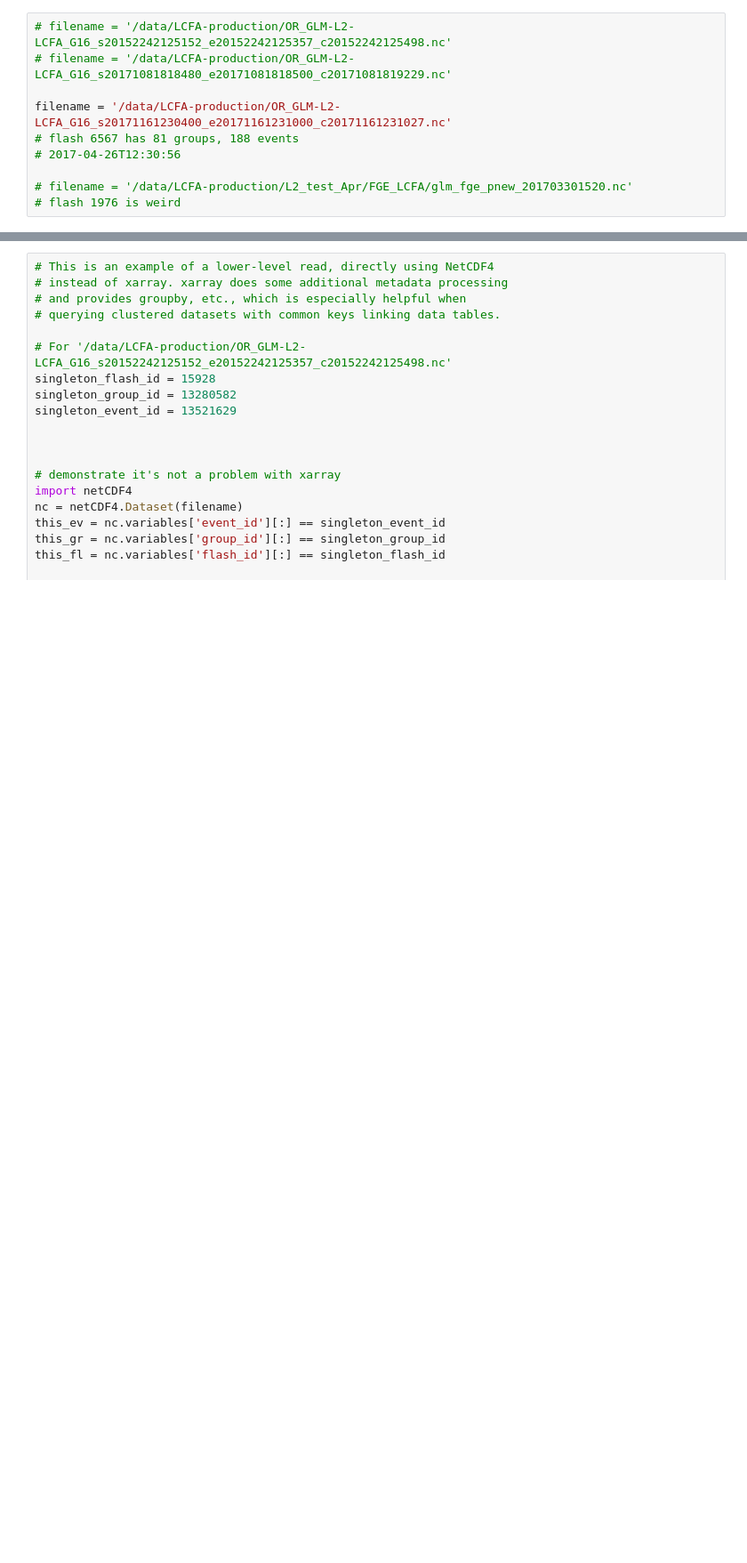
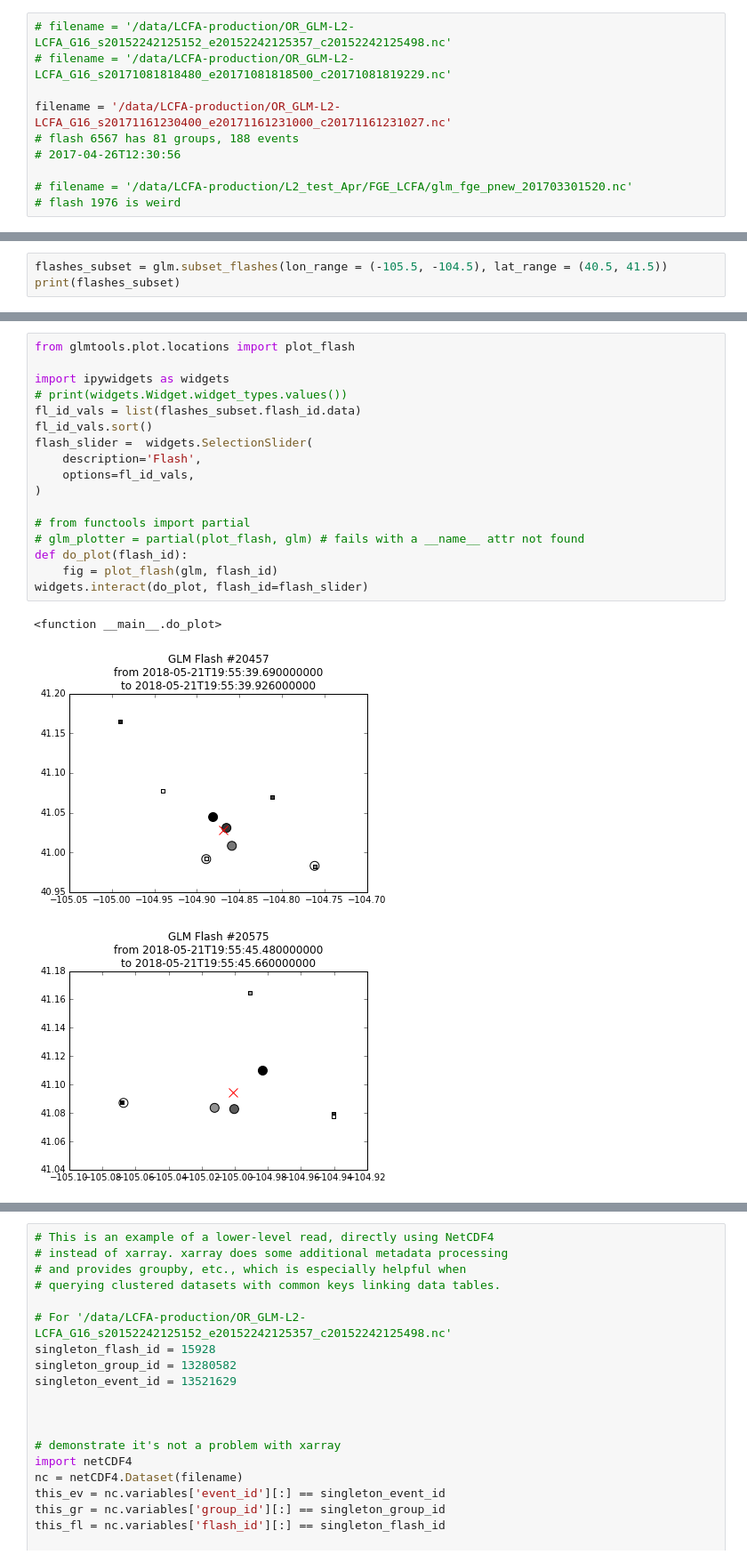
Before and after one commit to deeplycloudy/glmtools, a Jupyter notebook: examples/basic_read_plot.ipynb, the cells around one changed output, grey strips where cells are left out. Shown: that part at 89% size. Drawn from its saved outputs; the diff is of its cells as text; blank space fills up the shorter version.

Commit message:
New example: subset flashes geographically, browse with widget

```diff
--- a/examples/basic_read_plot.ipynb
+++ b/examples/basic_read_plot.ipynb
@@ -82,0 +84,3 @@ widgets.interact(do_plot, flash_id=flash_slider)
+# %%
+flashes_subset = glm.subset_flashes(lon_range = (-105.5, -104.5), lat_range = (40.5, 41.5))
+print(flashes_subset)
@@ -82,0 +105,21 @@ widgets.interact(do_plot, flash_id=flash_slider)
+# %%
+from glmtools.plot.locations import plot_flash
+
+import ipywidgets as widgets
+# print(widgets.Widget.widget_types.values())
+fl_id_vals = list(flashes_subset.flash_id.data)
+fl_id_vals.sort()
+flash_slider =  widgets.SelectionSlider(
+    description='Flash',
+    options=fl_id_vals,
+)
+
+# from functools import partial
+# glm_plotter = partial(plot_flash, glm) # fails with a __name__ attr not found
+def do_plot(flash_id):
+    fig = plot_flash(glm, flash_id)
+widgets.interact(do_plot, flash_id=flash_slider)
+# %% [output]
+<function __main__.do_plot>
+[figure, added]
+[figure, added]
```
Also changed, not shown: parts of 7 cells of this notebook.
